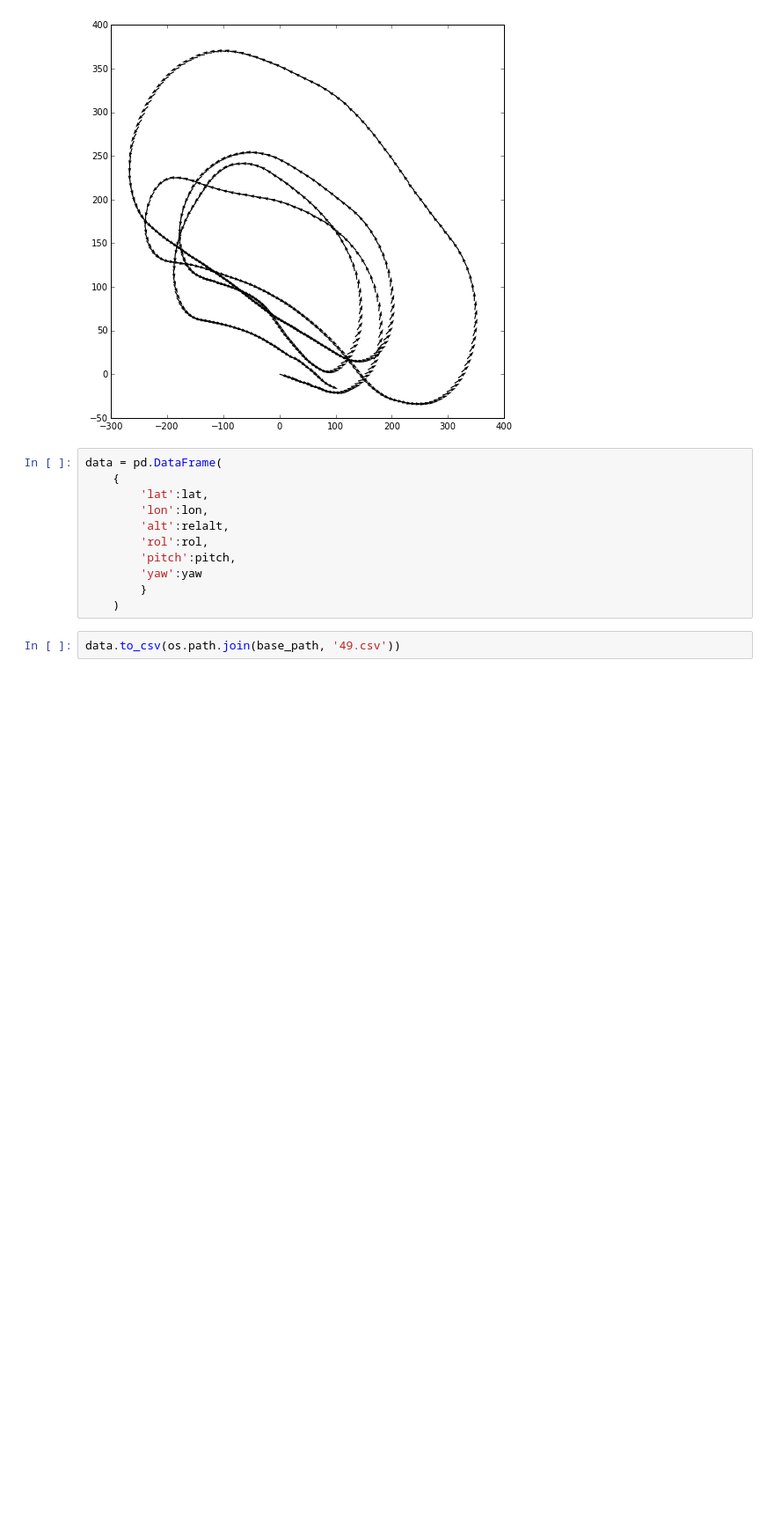
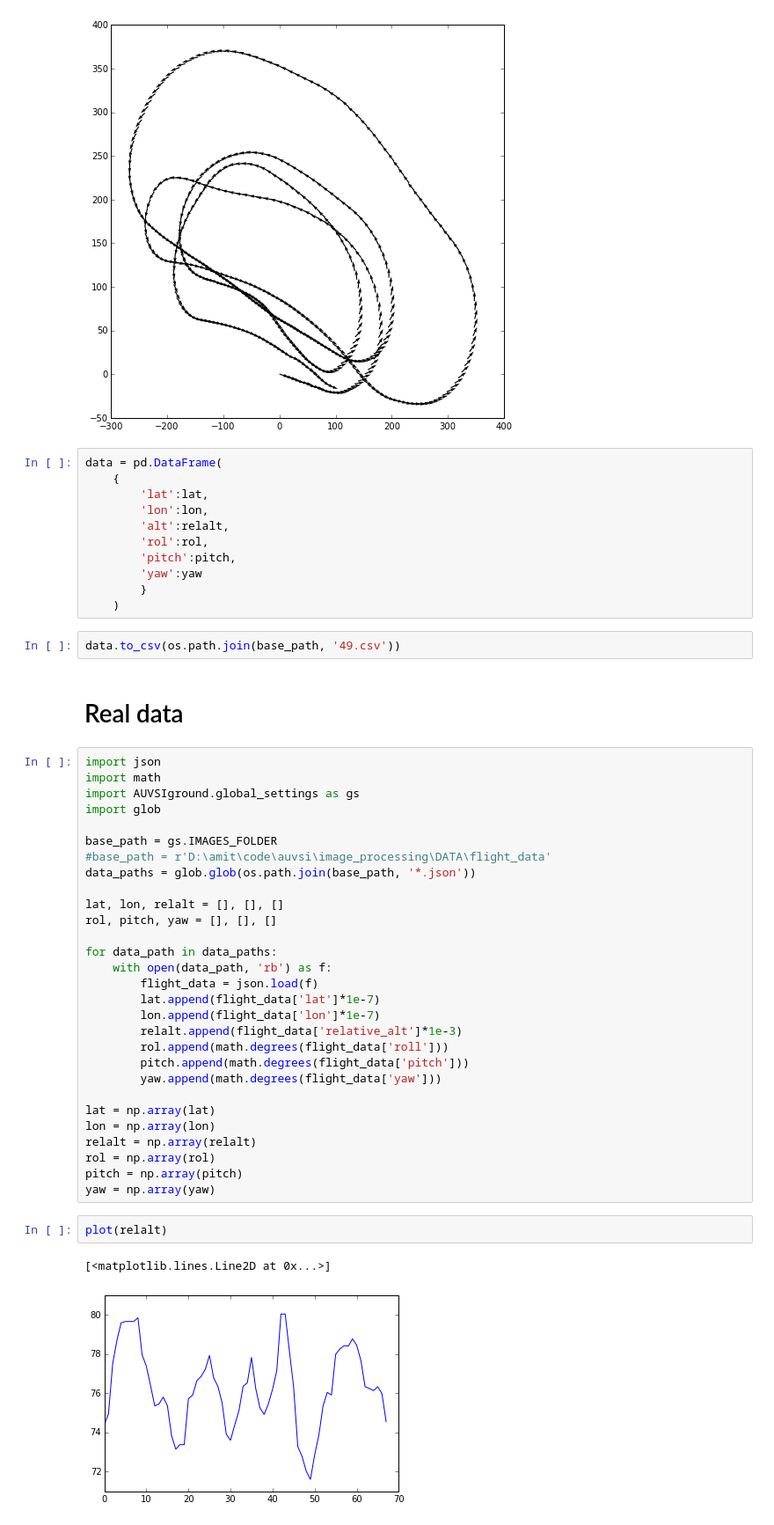
Before and after one commit to amitibo/AUVSI, a Jupyter notebook: image_processing/ipython/parse_flight_log.ipynb, the cells around one changed output. Shown at 88% size. Drawn from its saved outputs; the diff is of its cells as text; blank space fills up the shorter version.

```diff
--- a/image_processing/ipython/parse_flight_log.ipynb
+++ b/image_processing/ipython/parse_flight_log.ipynb
@@ -95,3 +96,39 @@ data = pd.DataFrame(
     )
 # %%
 data.to_csv(os.path.join(base_path, '49.csv'))
+# %% [markdown]
+# Real data
+# %%
+import json
+import math
+import AUVSIground.global_settings as gs
+import glob
+
+base_path = gs.IMAGES_FOLDER
+#base_path = r'D:\amit\code\auvsi\image_processing\DATA\flight_data'
+data_paths = glob.glob(os.path.join(base_path, '*.json'))
+
+lat, lon, relalt = [], [], []
+rol, pitch, yaw = [], [], []
+
+for data_path in data_paths:
+    with open(data_path, 'rb') as f:
+        flight_data = json.load(f)
+        lat.append(flight_data['lat']*1e-7)
+        lon.append(flight_data['lon']*1e-7)
+        relalt.append(flight_data['relative_alt']*1e-3)
+        rol.append(math.degrees(flight_data['roll']))
+        pitch.append(math.degrees(flight_data['pitch']))
+        yaw.append(math.degrees(flight_data['yaw']))
+
+lat = np.array(lat)
+lon = np.array(lon)
+relalt = np.array(relalt)
+rol = np.array(rol)
+pitch = np.array(pitch)
+yaw = np.array(yaw)
+# %%
+plot(relalt)
+# %% [output]
+[<matplotlib.lines.Line2D at 0x...>]
+[figure, added]
```
Also changed, not shown: parts of 5 cells of this notebook, 4 other files.
